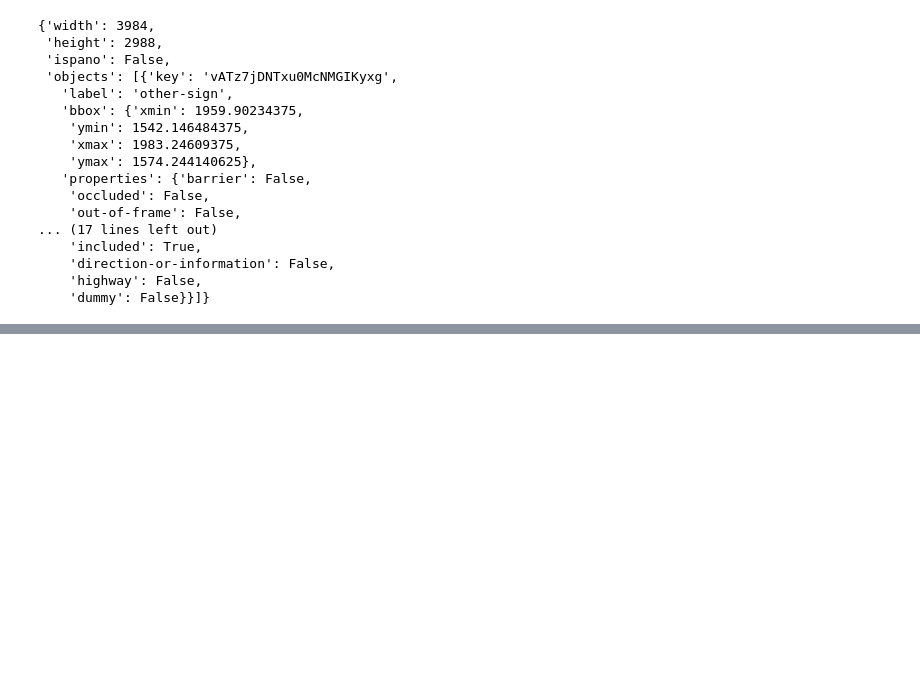
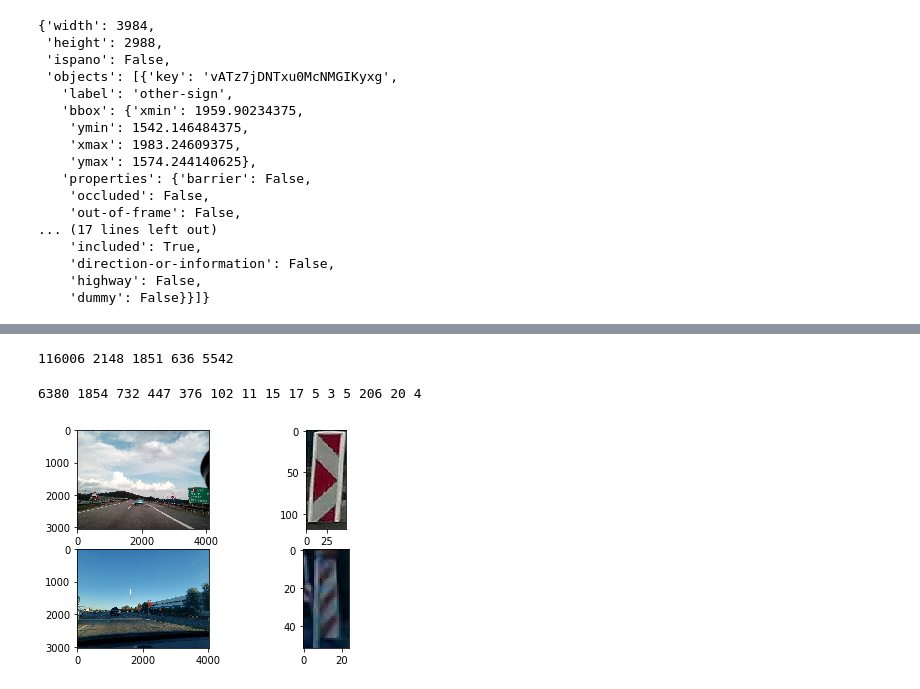
Before and after one commit to curlyyue/uncertainty-quantification, a Jupyter notebook: dataset_analyze/property_distr.ipynb, the cells around one changed output, grey strips where cells are left out. Drawn from its saved outputs; the diff is of its cells as text; code cells hidden in the pictures; blank space fills up the shorter version.

Commit message:
images for properties

```diff
--- a/dataset_analyze/property_distr.ipynb
+++ b/dataset_analyze/property_distr.ipynb
@@ -699,0 +236,14 @@ label.to_csv('/lab/project-1/train_label.csv', encoding='utf-8')
+# %%
+print(add(list,0),add(list,1),add(list,2),add(list,3),add(list,4))
+# %% [output]
+116006 2148 1851 636 5542
+# %%
+list2 = [g_bar, g_occ, g_out, g_ext,\
+    g_amb, g_inc, g_dir, g_high,g_dum]
+print(add(list2,0),add(list2,1),add(list2,2),\
+    add(list2,3),add(list2,4),add(list2,5),\
+        add(list2,6),add(list2,7),add(list2,8),\
+            add(list2,9),add(list2,10),add(list2,11),\
+                add(list2,12),add(list2,13),add(list2,14))
+# %% [output]
+6380 1854 732 447 376 102 11 15 17 5 3 5 206 20 4
@@ -699,0 +260,42 @@ label.to_csv('/lab/project-1/train_label.csv', encoding='utf-8')
+# %%
+bar_index = find_prop('barrier', train_annos)
+# %%
+from PIL import Image
+import matplotlib.pyplot as plt
+def show_sign(index, train_keys, train_annos):
+    '''this is for getting the sign window with given index'''
+    i = index[0]
+    j = index[1]
+    image_key = train_keys[i]
+    img_path = '/lab/project-1/train_img/images/'
+    img = np.array(Image.open(img_path + str(image_key) + '.jpg'))
+
+    xmin = int(np.floor(train_annos[i]['objects'][j]['bbox']['xmin']))
+    ymin = int(np.floor(train_annos[i]['objects'][j]['bbox']['ymin']))
+    xmax = int(np.ceil(train_annos[i]['objects'][j]['bbox']['xmax']))
+    ymax = int(np.ceil(train_annos[i]['objects'][j]['bbox']['ymax']))
+
+    sign_np = img[ymin:ymax+1, xmin:xmax+1, :]
+    return sign_np
+
+def show_img(f1,f2,s1,s2):
+    plt.figure()
+    plt.subplot(221)
+    plt.imshow(f1)
+    plt.subplot(222)
+    plt.imshow(s1)
+    plt.subplot(223)
+    plt.imshow(f2)
+    plt.subplot(224)
+    plt.imshow(s2)
+# %%
+img_path = '/lab/project-1/train_img/images/'
+f_img1 = Image.open(img_path + train_keys[bar_index[99][0]] + '.jpg')
+bar_img1 = show_sign(bar_index[99], train_keys, train_annos)
+
+f_img2 = Image.open(img_path + train_keys[bar_index[79][0]] + '.jpg')
+bar_img2 = show_sign(bar_index[79], train_keys, train_annos)
+
+show_img(f_img1, f_img2 ,bar_img1, bar_img2)
+# %% [output]
+[figure, added]
```
Also changed, not shown: parts of 58 cells of this notebook.
